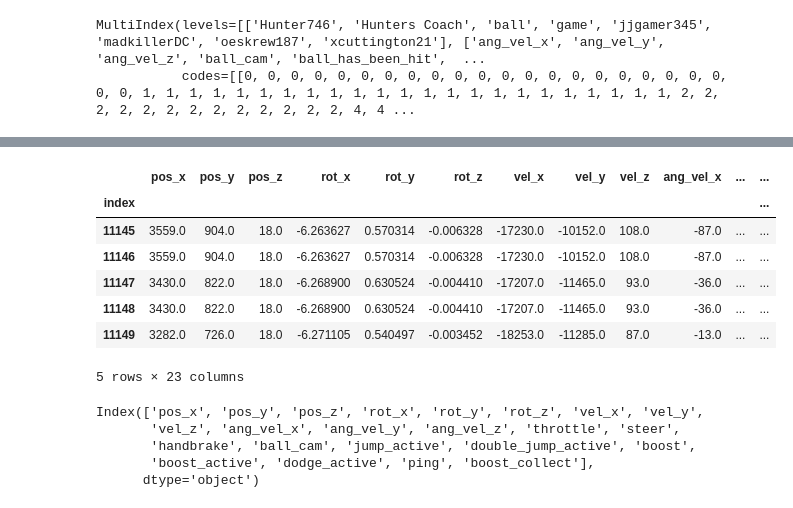
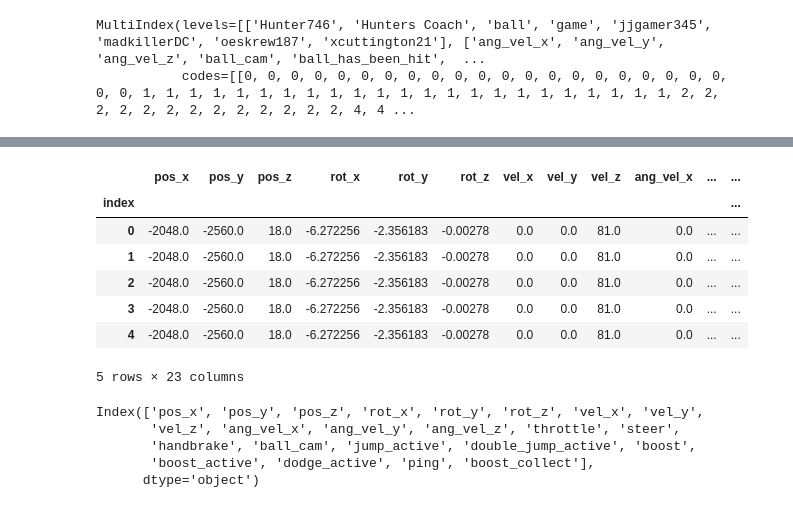
Before and after one commit to axelmagn/ReplayModels, a Jupyter notebook: position_predictor.ipynb, the cells around one changed output, grey strips where cells are left out. Cells and saved outputs as stored; diff of their text form; code cells hidden in the pictures.

```diff
--- a/position_predictor.ipynb
+++ b/position_predictor.ipynb
@@ -18,4 +30,4 @@ Before doing anything, I need to just get a grip on what the data is and what ca
 # %%
 import data
 importlib.reload(data)
-data_manager = data.Calculated()
+data_manager = data.FileCachedCalculated()
@@ -74,15 +88,15 @@ df0['game'].head()
 | 3 | 19.393167 | 0.036002 | 300.0 | NaN | None | NaN |
 | 4 | 19.429302 | 0.036138 | 300.0 | NaN | None | NaN |
 # %%
-df0['Hunter746'].tail()
+df0['Hunter746'].head()
 # %% [output]
 |  | pos_x | pos_y | pos_z | rot_x | rot_y | rot_z | vel_x | vel_y | vel_z | ang_vel_x | ... | ... |
 | index |  |  |  |  |  |  |  |  |  |  |  | ... |
-| 11145 | 3559.0 | 904.0 | 18.0 | -6.263627 | 0.570314 | -0.006328 | -17230.0 | -10152.0 | 108.0 | -87.0 | ... | ... |
-| 11146 | 3559.0 | 904.0 | 18.0 | -6.263627 | 0.570314 | -0.006328 | -17230.0 | -10152.0 | 108.0 | -87.0 | ... | ... |
-| 11147 | 3430.0 | 822.0 | 18.0 | -6.268900 | 0.630524 | -0.004410 | -17207.0 | -11465.0 | 93.0 | -36.0 | ... | ... |
-| 11148 | 3430.0 | 822.0 | 18.0 | -6.268900 | 0.630524 | -0.004410 | -17207.0 | -11465.0 | 93.0 | -36.0 | ... | ... |
-| 11149 | 3282.0 | 726.0 | 18.0 | -6.271105 | 0.540497 | -0.003452 | -18253.0 | -11285.0 | 87.0 | -13.0 | ... | ... |
+| 0 | -2048.0 | -2560.0 | 18.0 | -6.272256 | -2.356183 | -0.00278 | 0.0 | 0.0 | 81.0 | 0.0 | ... | ... |
+| 1 | -2048.0 | -2560.0 | 18.0 | -6.272256 | -2.356183 | -0.00278 | 0.0 | 0.0 | 81.0 | 0.0 | ... | ... |
+| 2 | -2048.0 | -2560.0 | 18.0 | -6.272256 | -2.356183 | -0.00278 | 0.0 | 0.0 | 81.0 | 0.0 | ... | ... |
+| 3 | -2048.0 | -2560.0 | 18.0 | -6.272256 | -2.356183 | -0.00278 | 0.0 | 0.0 | 81.0 | 0.0 | ... | ... |
+| 4 | -2048.0 | -2560.0 | 18.0 | -6.272256 | -2.356183 | -0.00278 | 0.0 | 0.0 | 81.0 | 0.0 | ... | ... |
 5 rows × 23 columns
 # %%
 df0['Hunter746'].columns
```
Also changed, not shown: parts of 20 cells of this notebook, 1 other file.
